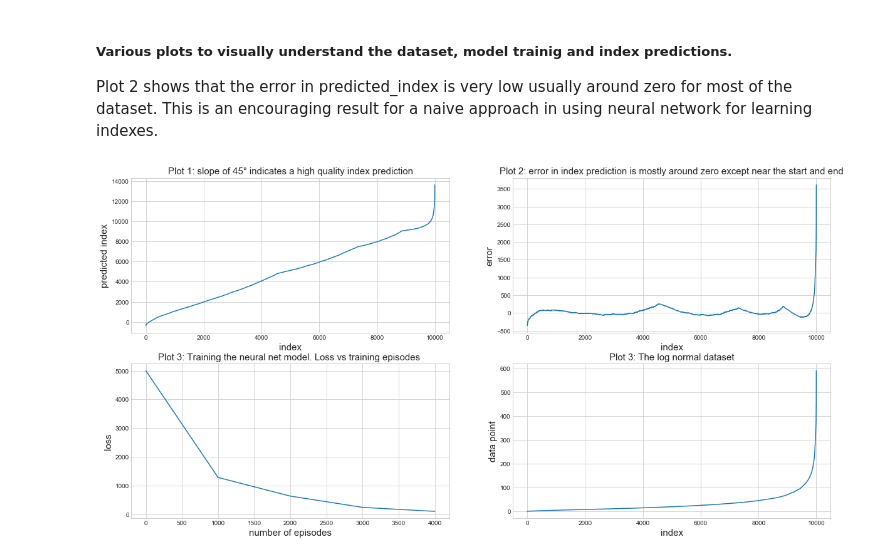
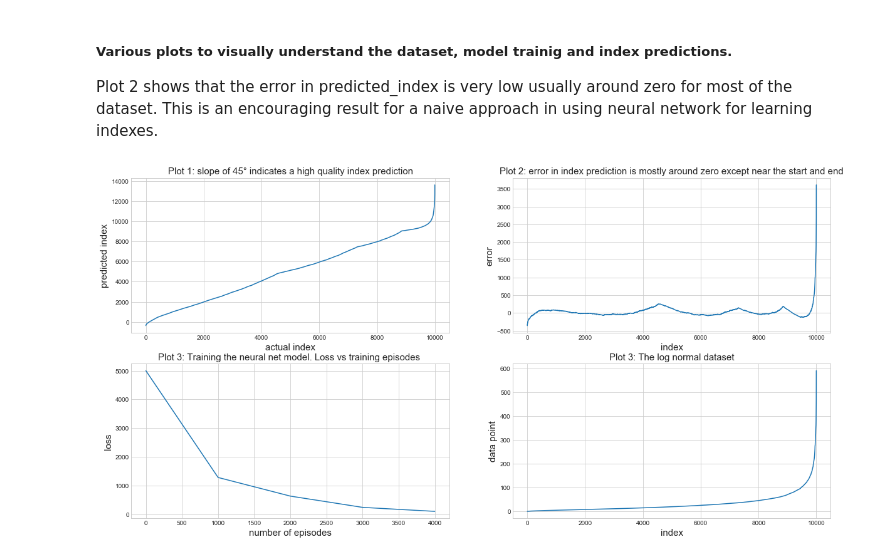
Before and after one commit to ArnabRaxit/learned_indexes, a Jupyter notebook: LogNormalDataset.ipynb, the cells around one changed output. Saved outputs shown, nothing was run; the diff lists cells and outputs as text; code cells hidden in the pictures.

```diff
--- a/LogNormalDataset.ipynb
+++ b/LogNormalDataset.ipynb
@@ -78,32 +78,32 @@ Plot 2 shows that the error in predicted_index is very low usually around zero f
 fig = plt.figure(figsize=(20,10))
 ax1 = fig.add_subplot(221)
 ax2 = fig.add_subplot(222)
 ax3 = fig.add_subplot(223)
 ax4 = fig.add_subplot(224)
 
 ax = ax1
-ax.set_xlabel("index",fontsize=15)
+ax.set_xlabel("actual index",fontsize=15)
 ax.set_ylabel("predicted index",fontsize=15)
 ax.set_title("Plot 1: slope of 45° indicates a high quality index prediction", fontsize=15)
 ax.plot(range(0,num_datapoints-1), predicted_index);
 
 ax = ax2
 ax.set_xlabel("index",fontsize=15)
 ax.set_ylabel("error",fontsize=15)
 ax.set_title("Plot 2: error in index prediction is mostly around zero except near the start and end", fontsize=15)
 ax.plot(range(0,num_datapoints-1), error_predicted_index);
 
 ax = ax3
 ax.set_xlabel("number of episodes",fontsize=15)
 ax.set_ylabel("loss",fontsize=15)
 ax.set_title("Plot 3: Training the neural net model. Loss vs training episodes ", fontsize=15)
 
 ax.plot(plot_step, plot_lossess);
 
 ax = ax4
 ax.set_xlabel("index",fontsize=15)
 ax.set_ylabel("data point",fontsize=15)
 ax.set_title("Plot 3: The log normal dataset", fontsize=15)
 ax.plot(range(num_datapoints), np_data);
 # %% [output]
-[figure, old version]
+[figure, new version]
```
